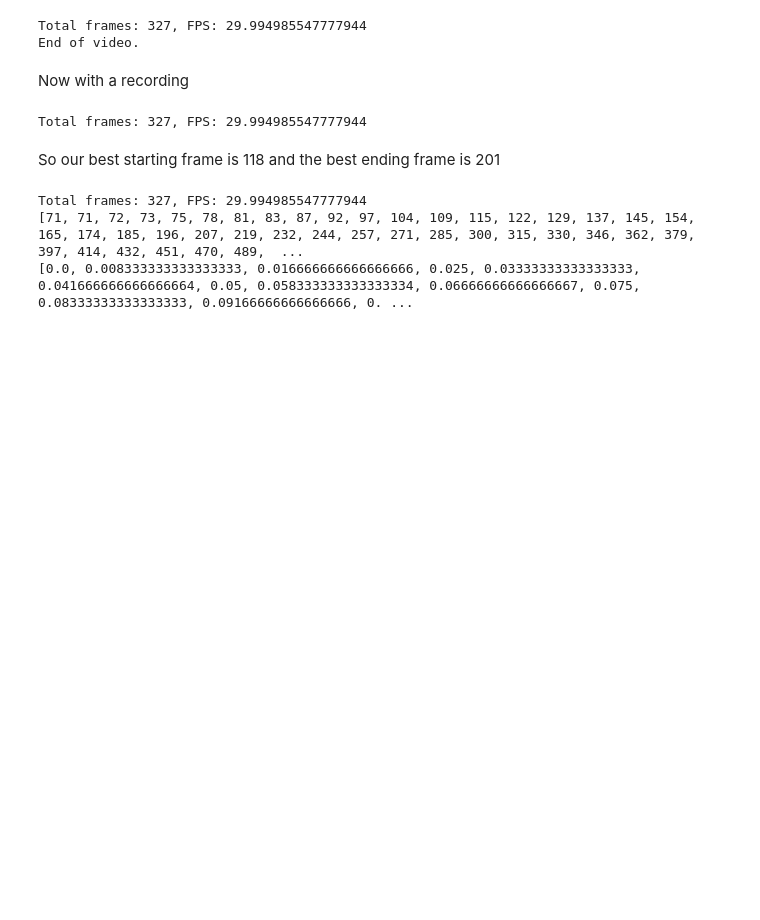
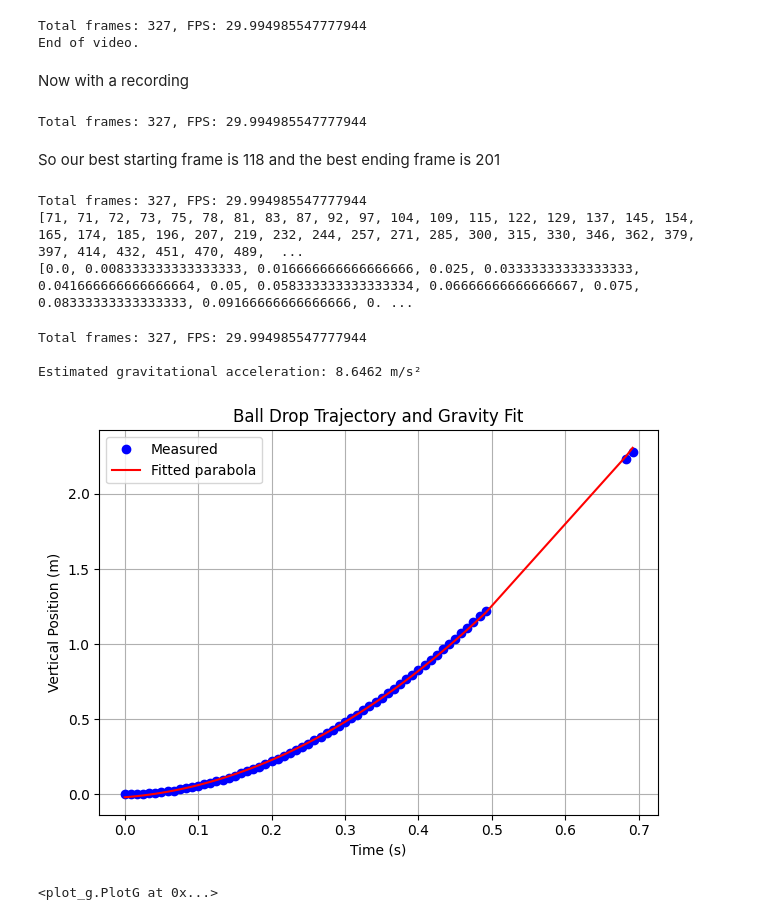
Before and after one commit to oliverius/gravity, a Jupyter notebook: calculating_g.ipynb, the cells around one changed output. Saved outputs shown, nothing was run; the diff lists cells and outputs as text; code cells hidden in the pictures; blank space fills up the shorter version.

Commit message:
plotting

```diff
--- a/calculating_g.ipynb
+++ b/calculating_g.ipynb
@@ -69,3 +28,16 @@ print(times)
 Total frames: 327, FPS: 29.994985547777944
 [71, 71, 72, 73, 75, 78, 81, 83, 87, 92, 97, 104, 109, 115, 122, 129, 137, 145, 154, 165, 174, 185, 196, 207, 219, 232, 244, 257, 271, 285, 300, 315, 330, 346, 362, 379, 397, 414, 432, 451, 470, 489,  ...
 [0.0, 0.008333333333333333, 0.016666666666666666, 0.025, 0.03333333333333333, 0.041666666666666664, 0.05, 0.058333333333333334, 0.06666666666666667, 0.075, 0.08333333333333333, 0.09166666666666666, 0. ...
+# %%
+positions_px, times = get_trajectory_in_pixels("videos/ball drop.mp4", True, 118, 201, 120)
+
+floor_to_ceiling_distance_cm = 232
+ball_diameter_cm = 4
+
+PlotG(floor_to_ceiling_distance_cm, ball_diameter_cm, (positions_px, times))
+# %% [output]
+Total frames: 327, FPS: 29.994985547777944
+
+Estimated gravitational acceleration: 8.6462 m/s²
+[figure, added]
+<plot_g.PlotG at 0x...>
```
Also changed, not shown: parts of 2 cells of this notebook, 3 other files.
